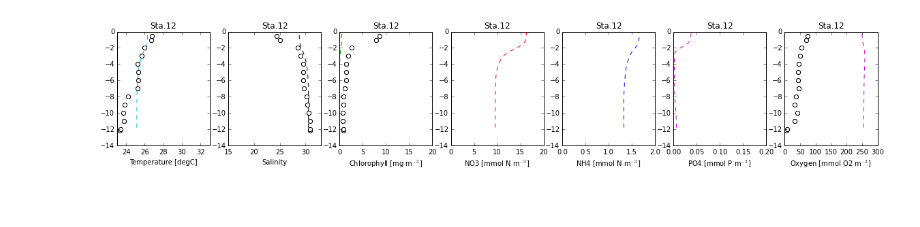
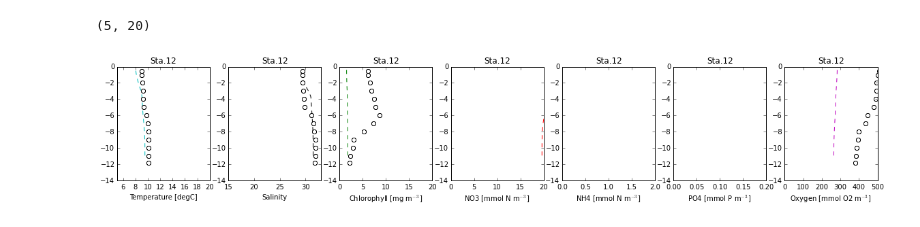
Before and after one commit to okadate/notebook, a Jupyter notebook: romspy/profiles.ipynb, the cells around one changed output. Cells and saved outputs as stored; diff of their text form; code cells hidden in the pictures.

```diff
--- a/romspy/profiles.ipynb
+++ b/romspy/profiles.ipynb
@@ -6,11 +6,12 @@ import datetime as dt
 import romspy
 
 time = dt.datetime
-free = '/Users/teruhisa/Dropbox/Data/OB500_fennelP/NL/ob500_sta.nc'
-obs = '/Users/teruhisa/Dropbox/Data/ob500_obs_2012_obweb-1.nc'
+free = '/Users/teruhisa/Dropbox/Data/OB500_fennelP/NL02/ob500_sta.nc'
+obs = '/Users/teruhisa/Dropbox/Data/ob500_obs_2012_obweb-2.nc'
 #png = '/Users/teruhisa/Dropbox/Data/OB500_fennelP/NL/profiles_{}_{}.png'
 
-ax = romspy.profiles.fennelP(time(2012,2,1,0), 5, free=free, obs=obs)
+time = dt.datetime(2012,2,1,0)
+ax = romspy.profiles.fennelP(time, 3, free=free, obs=obs)
 ax[0].set_xlim(5,20)
 #ax[1].set_xlim(25,35)
 # %% [output]
@@ -27,3 +24,4 @@ ax[0].set_xlim(5,20)
 # %%
-romspy.profiles.fennelP(t(2012,8,1,0), 12, free=free, obs=obs)
+ax = romspy.profiles.fennelP(time, 12, free=free, obs=obs)
+ax[0].set_xlim(5,20)
 # %% [output]
@@ -38 +32,2 @@ romspy.profiles.fennelP(t(2012,8,1,0), 12, free=free, obs=obs)
+(5, 20)
-[figure, old version]
+[figure, new version]
```
Also changed, not shown: parts of 3 cells of this notebook.
